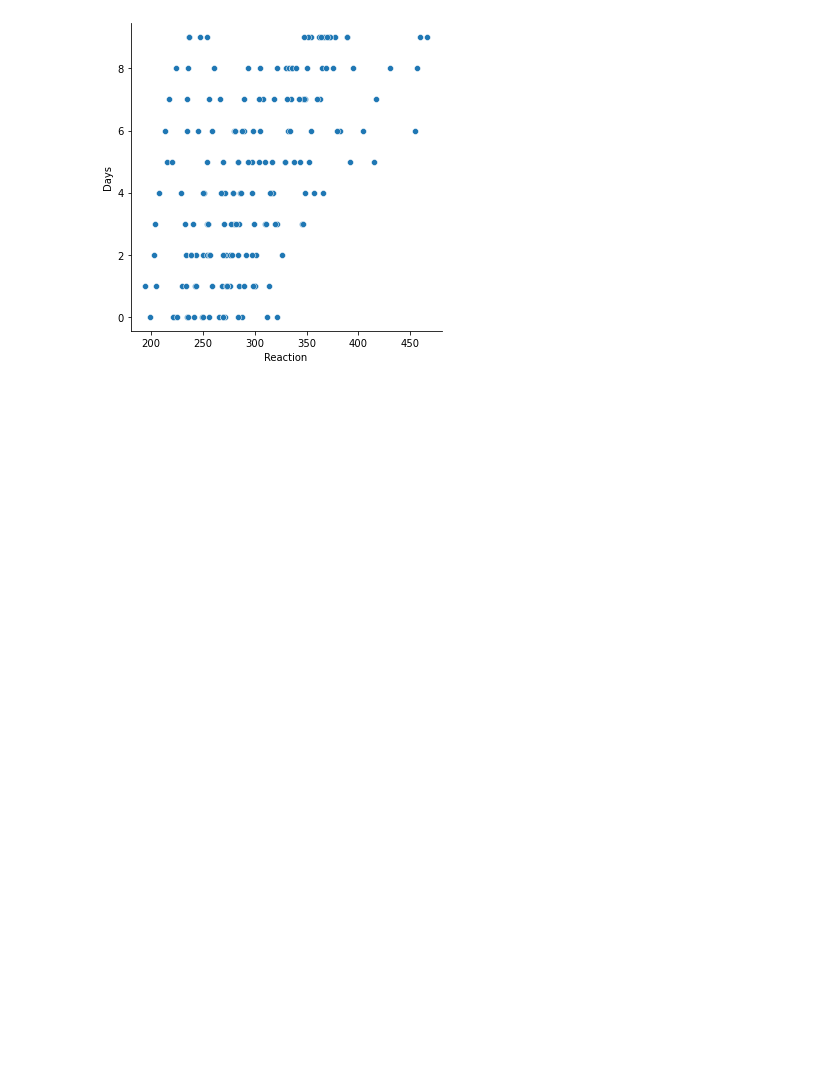
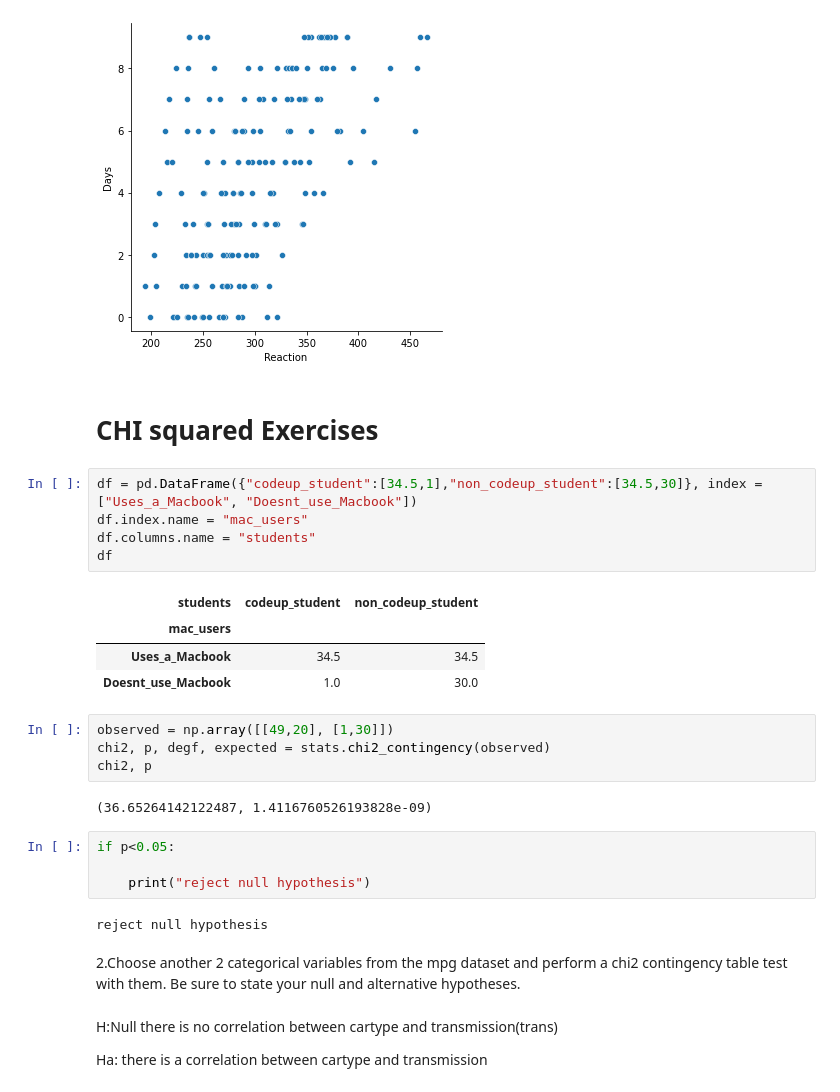
Before and after one commit to lincolnmuriithi11/statistics-exercises, a Jupyter notebook: hypothesis_testing.ipynb, the cells around one changed output. Cells and saved outputs as stored; diff of their text form; blank space fills up the shorter version.

Commit message:
Hypothesis testing final

```diff
--- a/hypothesis_testing.ipynb
+++ b/hypothesis_testing.ipynb
@@ -769,3 +774,35 @@ sns.relplot(data=sleep, x='Reaction', y='Days')
 # %% [output]
 <seaborn.axisgrid.FacetGrid at 0x...>
 [figure]
+# %% [markdown]
+# CHI squared Exercises
+# %%
+df = pd.DataFrame({"codeup_student":[34.5,1],"non_codeup_student":[34.5,30]}, index = ["Uses_a_Macbook", "Doesnt_use_Macbook"])
+df.index.name = "mac_users"
+df.columns.name = "students"
+df
+# %% [output]
+| students | codeup_student | non_codeup_student |
+| mac_users |  |  |
+| Uses_a_Macbook | 34.5 | 34.5 |
+| Doesnt_use_Macbook | 1.0 | 30.0 |
+# %%
+observed = np.array([[49,20], [1,30]])
+chi2, p, degf, expected = stats.chi2_contingency(observed)
+chi2, p
+# %% [output]
+(36.65264142122487, 1.4116760526193828e-09)
+# %%
+if p<0.05:
+
+    print("reject null hypothesis")
+# %% [output]
+reject null hypothesis
+# %% [markdown]
+2.Choose another 2 categorical variables from the mpg dataset and perform a
+chi2
+contingency table test with them. Be sure to state your null and alternative hypotheses.
+# %% [markdown]
+H:Null there is no correlation between cartype and transmission(trans)
+
+Ha: there is a correlation between cartype and transmission
```
Also changed, not shown: parts of 37 cells of this notebook.
